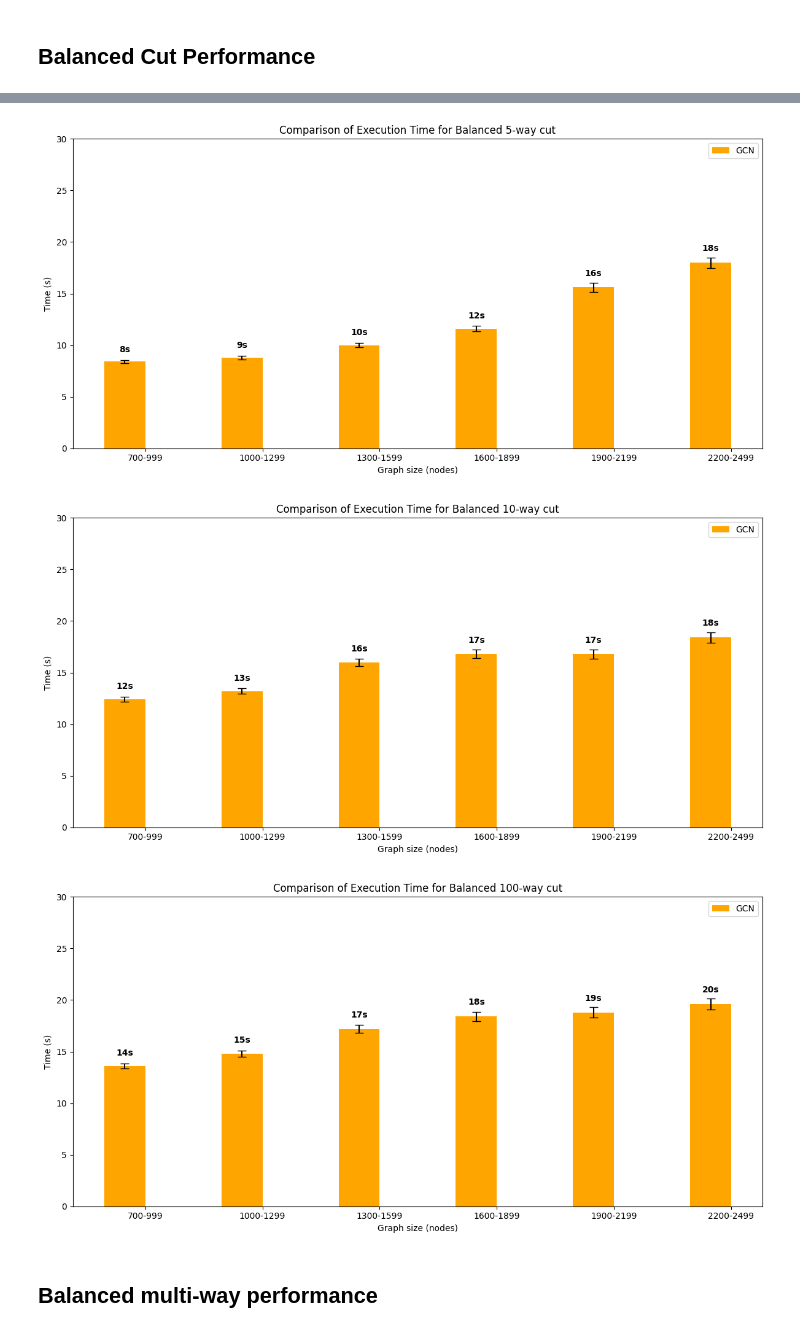
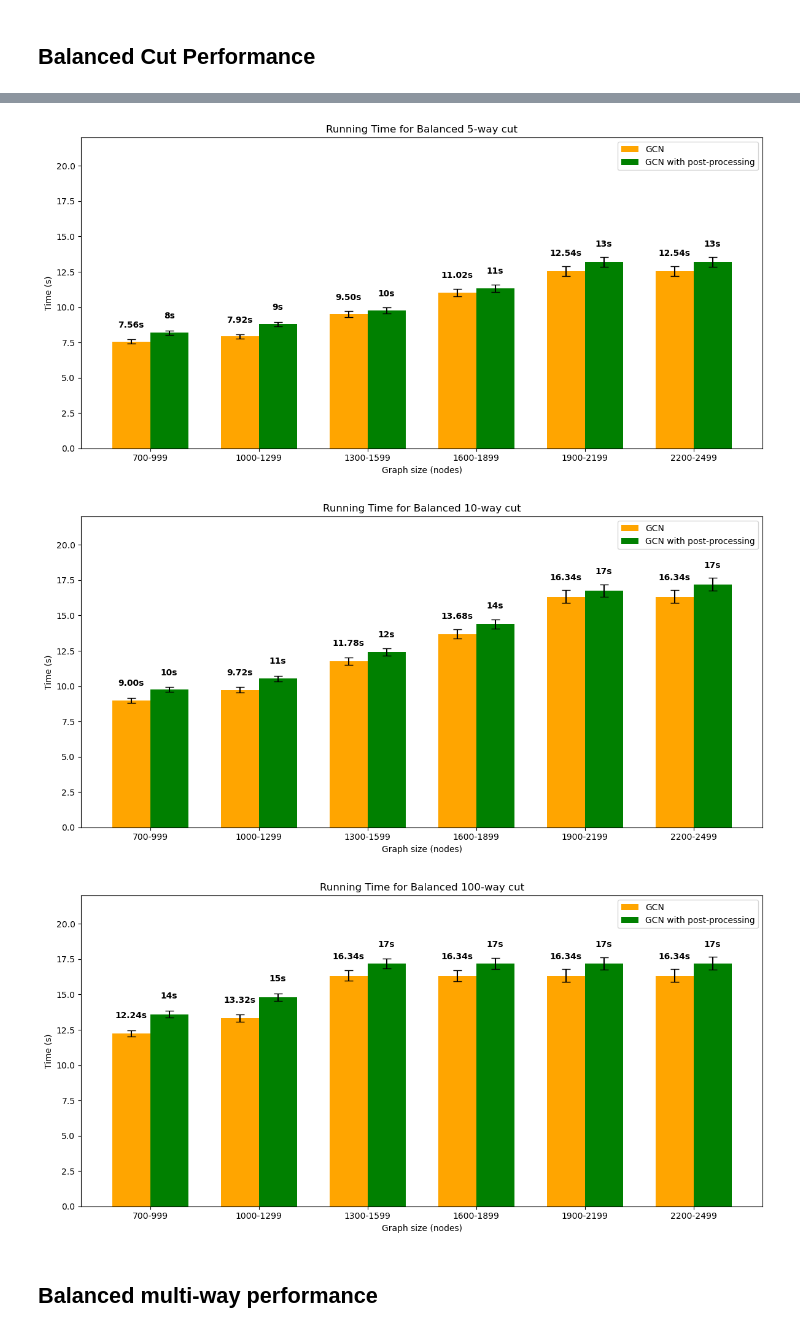
Before and after one commit to MJavaadAkhtar/GCN-max-cut, a Jupyter notebook: NeuralTesting3.ipynb, the cells around one changed output, grey strips where cells are left out. Drawn from its saved outputs; the diff is of its cells as text; code cells hidden in the pictures.

```diff
--- a/NeuralTesting3.ipynb
+++ b/NeuralTesting3.ipynb
@@ -605,10 +611,11 @@ barPlot_3_speedup_dot(
 # %% [markdown]
 ## Balanced Cut Performance
 # %%
-
+from NeuralTesting import *
+import random
 heuristic_cut = [ 3600, 3600, 3600, 3600, 3600, 3600]
 neural_cut3 = [2, 2.3, 3.4, 5.5, 6.2, 7, 7.8, 9]
-neural_cut_no_postProcessing = [20, 23, 27, 41, 43, 50]
+neural_cut_no_postProcessing = [20, 23, 27, 27, 30, 30]
 labels = ['700-999', '1000-1299', '1300-1599', '1600-1899', '1900-2199', '2200-2499']
 
 # Let's say we have standard deviations in % for each bar
@@ -618,65 +625,70 @@ nn_std_percent_ran = [ 1.93, 2.01, 2.2, 2.4, 2.7, 2.8]
 
 barPlot_2_speedUp(
     heuristic_cut=heuristic_cut,
-    neural_cut=apply_percentage(neural_cut_no_postProcessing, [40,40,40,40,40,40]),
+    neural_cut=apply_percentage(neural_cut_no_postProcessing, [36,36,38,38,38,38]),
     labels=labels,
     std_percent=nn_std_percent,
-    title = 'Comparison of Execution Time for Balanced 3-way cut',
-    y_lim = 30)
+    title = 'Running Time for Balanced 3-way cut',
+    y_lim = 22,
+    neural_cut_post = apply_percentage(neural_cut_no_postProcessing, [40,40,40,40,40,40]))
 # barPlot_speedup(heuristic_cut, neural_cut3, neural_cut_no_postProcessing, labels)
 
 
 
 heuristic_cut = [3520, 3600, 3600, 3600, 3600, 3600]
 neural_cut3 = [2.1, 2.3, 3.5, 5.5, 6.5, 7.1, 7.8, 9]
-neural_cut_no_postProcessing = [21, 22, 25, 29, 39, 45]
+neural_cut_no_postProcessing = [21, 22, 25, 29, 31, 32]
 labels = ['700-999', '1000-1299', '1300-1599', '1600-1899', '1900-2199', '2200-2499']
 barPlot_2_speedUp(
     heuristic_cut=heuristic_cut,
-    neural_cut=apply_percentage(neural_cut_no_postProcessing, [40,40,40,40,40,40]),
+    neural_cut=apply_percentage(neural_cut_no_postProcessing, [36,36,38,38,38,38]),
     labels=labels,
     std_percent=nn_std_percent,
-    title = 'Comparison of Execution Time for Balanced 4-way cut',
-    y_lim = 30)
+    title = 'Running Time for Balanced 4-way cut',
+    y_lim = 22,
+    neural_cut_post = apply_percentage(neural_cut_no_postProcessing, [39,39,40,39,40,40]))
 # barPlot_speedup(heuristic_cut, neural_cut3, neural_cut_no_postProcessing, labels, 'Comparison of Execution Time by Algorithm (Balanced 4-way cut)')
 #
 heuristic_cut = [ 3469, 3600, 3600, 3600, 3600, 3600]
 neural_cut3 = [ 1.0189299583435059, 0.7014482021331787, 0.980259895324707, 0.854733943939209, 2.9940409660339355, 1.4128098487854004, 1.986867904663086, 2.5727181434631348]
-neural_cut_no_postProcessing = [21, 22, 25, 29, 39, 45]
+neural_cut_no_postProcessing = [21, 22, 25, 29, 33, 33]
 barPlot_2_speedUp(
     heuristic_cut=heuristic_cut,
-    neural_cut=apply_percentage(neural_cut_no_postProcessing, [40,40,40,40,40,40]),
+    neural_cut=apply_percentage(neural_cut_no_postProcessing, [36,36,38,38,38,38]),
     labels=labels,
     std_percent=nn_std_percent,
-    title = 'Comparison of Execution Time for Balanced 5-way cut',
-    y_lim = 30)
+    title = 'Running Time for Balanced 5-way cut',
+    y_lim = 22,
+    neural_cut_post = apply_percentage(neural_cut_no_postProcessing, [39,40,39,39,40,40]))
 # barPlot_speedup(heuristic_cut, neural_cut3, neural_cut_no_postProcessing, labels, 'Comparison of Execution Time by Algorithm (Balanced 5-way cut)')
 
 heuristic_cut = [3600, 3600, 3600, 3600, 3600, 3600]
 neural_cut3 = [ 1.1656980514526367, 1.0988500118255615, 1.1000709533691406, 1.3845319747924805, 1.3276150226593018, 2.777590036392212, 2.7067198753356934, 1.8633918762207031]
 
-neural_cut_no_postProcessing = [31, 33, 40, 42, 42, 46]
+neural_cut_no_postProcessing = [25, 27, 31, 36, 43, 43]
 
 barPlot_2_speedUp(
     heuristic_cut=heuristic_cut,
-    neural_cut=apply_percentage(neural_cut_no_postProcessing, [40,40,40,40,40,40]),
+    neural_cut=apply_percentage(neural_cut_no_postProcessing, [36,36,38,38,38,38]),
     labels=labels,
     std_percent=nn_std_percent,
-    title = 'Comparison of Execution Time for Balanced 10-way cut',
-    y_lim = 30)
+    title = 'Running Time for Balanced 10-way cut',
+    y_lim = 22,
+    neural_cut_post = apply_percentage(neural_cut_no_postProcessing, [39,39,40,40,39,40]))
 #
 # barPlot_speedup(heuristic_cut, neural_cut3, neural_cut_no_postProcessing, labels, 'Comparison of Execution Time by Algorithm (10-way cut)')
 #
 heuristic_cut = [3600, 3600, 3600, 3600, 3600, 3600]
 neural_cut3 = [ 1.555983066558838, 1.2486999034881592, 1.566702127456665, 1.5053670406341553, 2.531414031982422, 1.518894910812378, 1.3782219886779785, 4.137934923171997]
 
-neural_cut_no_postProcessing = [34, 37, 43, 46, 47, 49]
+neural_cut_no_postProcessing = [34, 37, 43, 43, 43, 43]
 barPlot_2_speedUp(
     heuristic_cut=heuristic_cut,
-    neural_cut=apply_percentage(neural_cut_no_postProcessing, [40,40,40,40,40,40]),
+    neural_cut=apply_percentage(neural_cut_no_postProcessing, [36,36,38,38,38,38]),
     labels=labels,
     std_percent=nn_std_percent,
-    title = 'Comparison of Execution Time for Balanced 100-way cut',
-    y_lim = 30)
+    title = 'Running Time for Balanced 100-way cut',
+    y_lim = 22,
+    neural_cut_post = apply_percentage(neural_cut_no_postProcessing, [40,40,40,40,40,40]))
 # barPlot_speedup(heuristic_cut, neural_cut3, neural_cut_no_postProcessing, labels, 'Comparison of Execution Time by Algorithm (100-way cut)')
 # %% [output]
@@ -685,6 +697,6 @@ barPlot_2_speedUp(
-[figure, old version]
+[figure, new version]
-[figure, old version]
+[figure, new version]
-[figure, old version]
+[figure, new version]
 # %% [markdown]
 ## Balanced multi-way performance
 # %%
```
Also changed, not shown: parts of 19 cells of this notebook, 6 other files.
